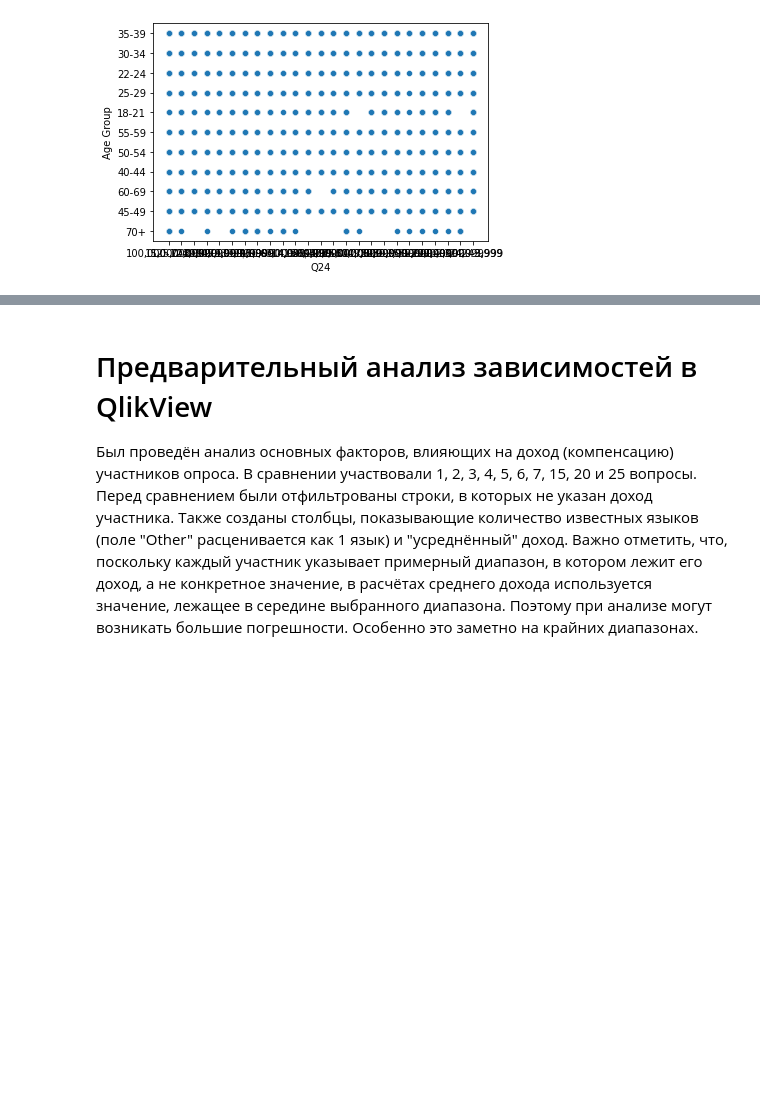
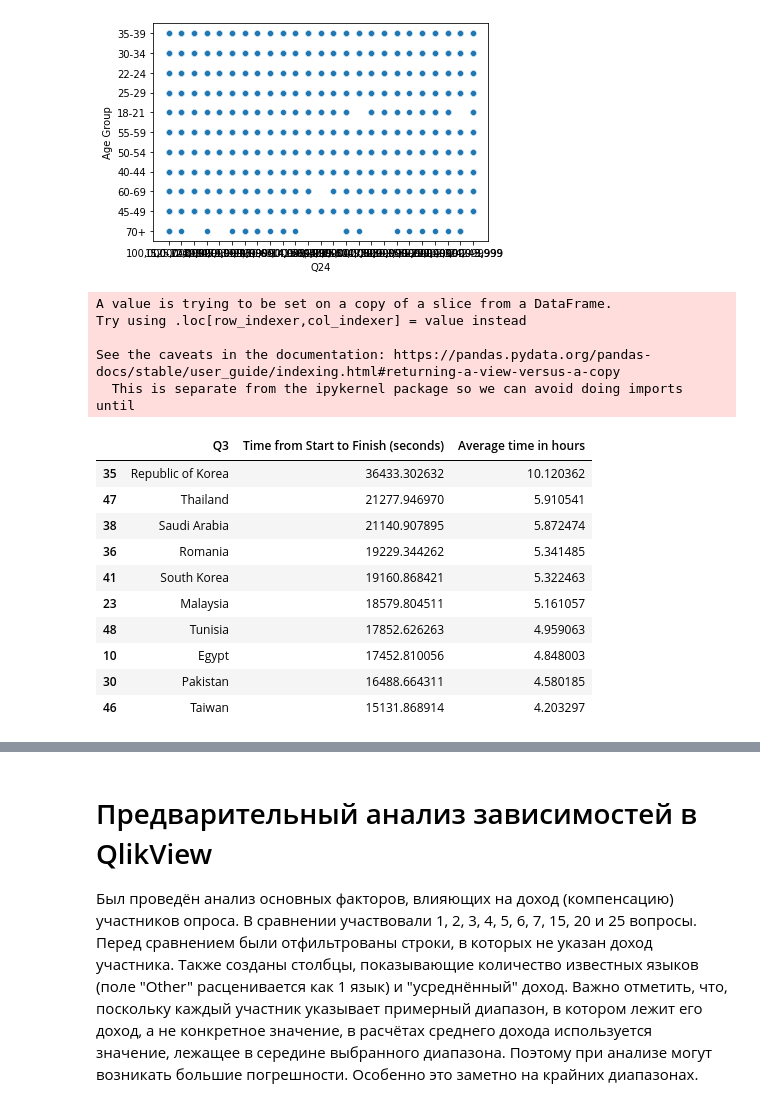
Before and after one commit to makmary/Kaggle-Competition, a Jupyter notebook: python-qlickview-solution/DataScienceKaggle.ipynb, the cells around one changed output, grey strips where cells are left out. Saved outputs shown, nothing was run; the diff lists cells and outputs as text; code cells hidden in the pictures; blank space fills up the shorter version.

```diff
--- a/python-qlickview-solution/DataScienceKaggle.ipynb
+++ b/python-qlickview-solution/DataScienceKaggle.ipynb
@@ -319,3 +336,28 @@ See the caveats in the documentation: https://pandas.pydata.org/pandas-docs/stab
   This is separate from the ipykernel package so we can avoid doing imports until
 <matplotlib.axes._subplots.AxesSubplot at 0x...>
 [figure]
+# %%
+clean_data = data[1:]
+data_countries_time = clean_data[['Time from Start to Finish (seconds)','Q3']]
+data_countries_time['Time from Start to Finish (seconds)'] = data_countries_time['Time from Start to Finish (seconds)'].astype(int)
+data_countries_time = data_countries_time.groupby('Q3', as_index=False).mean()
+data_countries_time['Average time in hours'] = data_countries_time['Time from Start to Finish (seconds)'].apply(lambda a: a/3600)
+data_countries_time = data_countries_time.sort_values(by='Average time in hours',ascending=False).head(10)
+data_countries_time
+# %% [output]
+A value is trying to be set on a copy of a slice from a DataFrame.
+Try using .loc[row_indexer,col_indexer] = value instead
+
+See the caveats in the documentation: https://pandas.pydata.org/pandas-docs/stable/user_guide/indexing.html#returning-a-view-versus-a-copy
+  This is separate from the ipykernel package so we can avoid doing imports until
+|  | Q3 | Time from Start to Finish (seconds) | Average time in hours |
+| 35 | Republic of Korea | 36433.302632 | 10.120362 |
+| 47 | Thailand | 21277.946970 | 5.910541 |
+| 38 | Saudi Arabia | 21140.907895 | 5.872474 |
+| 36 | Romania | 19229.344262 | 5.341485 |
+| 41 | South Korea | 19160.868421 | 5.322463 |
+| 23 | Malaysia | 18579.804511 | 5.161057 |
+| 48 | Tunisia | 17852.626263 | 4.959063 |
+| 10 | Egypt | 17452.810056 | 4.848003 |
+| 30 | Pakistan | 16488.664311 | 4.580185 |
+| 46 | Taiwan | 15131.868914 | 4.203297 |
```
Also changed, not shown: parts of 13 cells of this notebook.
